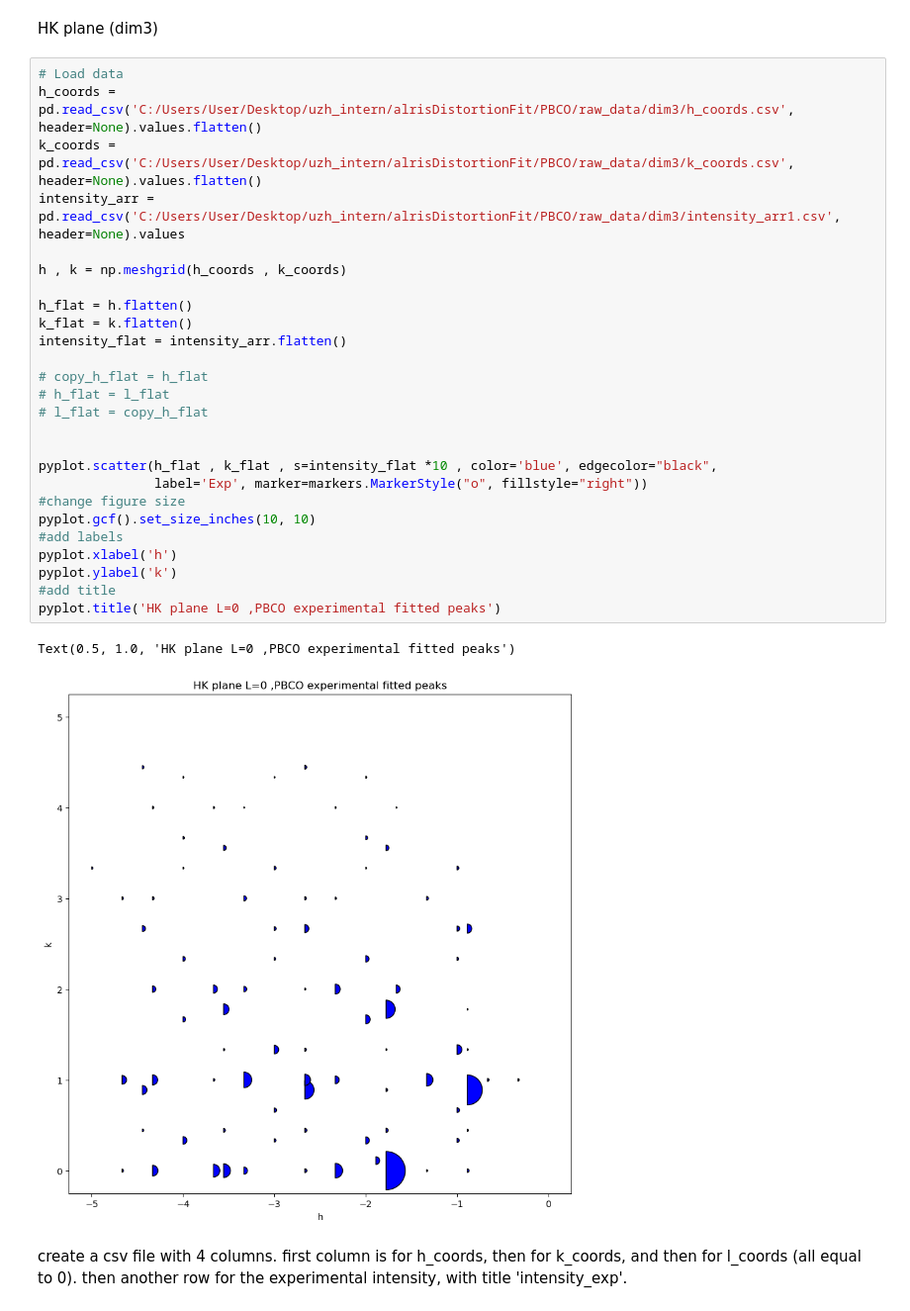
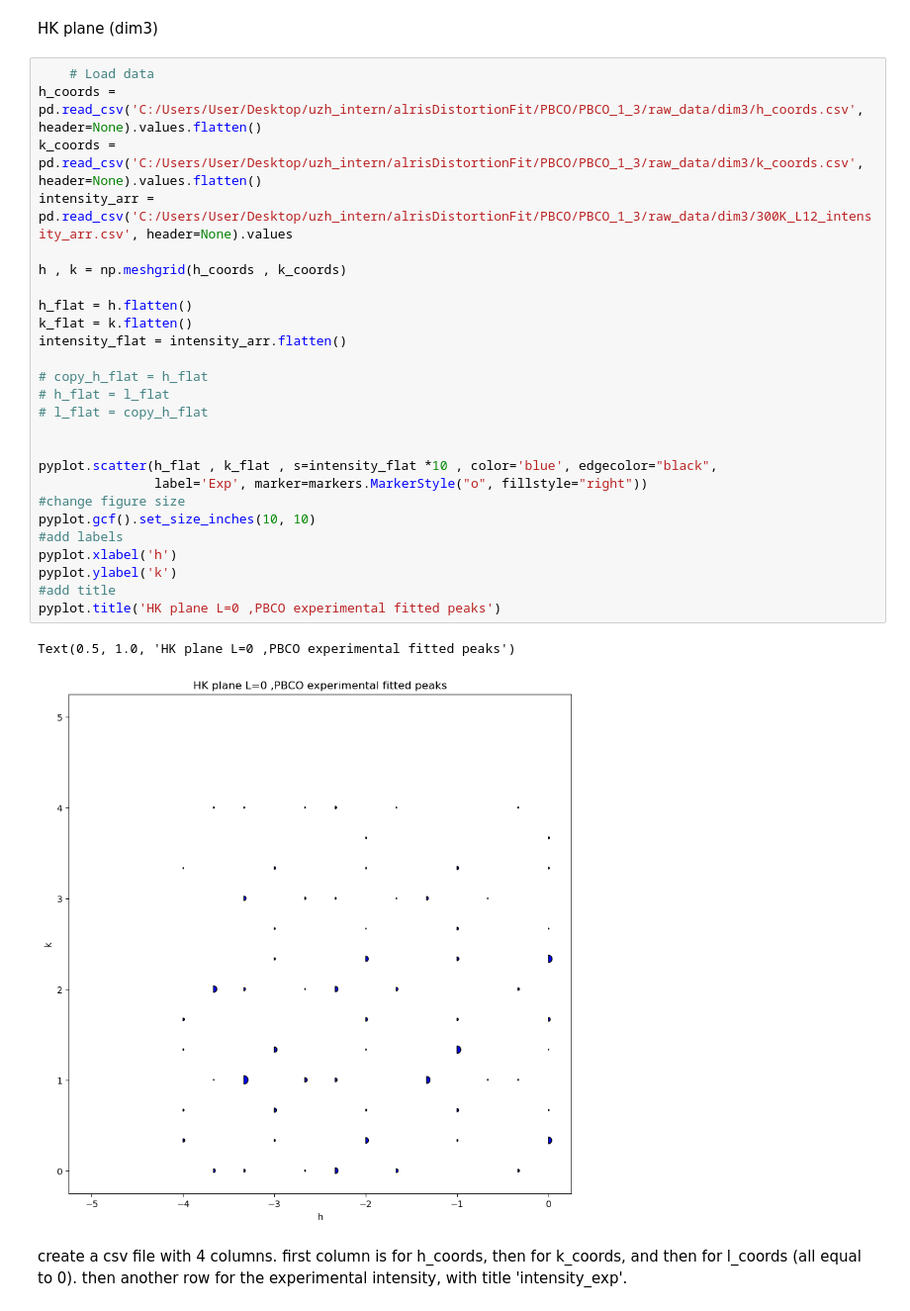
Before and after one commit to bleubreeymeow/alrisDistortionFit, a Jupyter notebook: PBCO/PBCO_1_3/one_third_preprocessing.ipynb, the cells around one changed output. Shown at 99% size. Cells and saved outputs as stored; diff of their text form.

```diff
--- a/PBCO/PBCO_1_3/one_third_preprocessing.ipynb
+++ b/PBCO/PBCO_1_3/one_third_preprocessing.ipynb
@@ -12,34 +12,34 @@ from matplotlib import markers
 # %% [markdown]
 HK plane (dim3)
 # %%
-# Load data
-h_coords = pd.read_csv('C:/Users/User/Desktop/uzh_intern/alrisDistortionFit/PBCO/raw_data/dim3/h_coords.csv', header=None).values.flatten()
-k_coords = pd.read_csv('C:/Users/User/Desktop/uzh_intern/alrisDistortionFit/PBCO/raw_data/dim3/k_coords.csv', header=None).values.flatten()
-intensity_arr = pd.read_csv('C:/Users/User/Desktop/uzh_intern/alrisDistortionFit/PBCO/raw_data/dim3/intensity_arr1.csv', header=None).values
+    # Load data
+h_coords = pd.read_csv('C:/Users/User/Desktop/uzh_intern/alrisDistortionFit/PBCO/PBCO_1_3/raw_data/dim3/h_coords.csv', header=None).values.flatten()
+k_coords = pd.read_csv('C:/Users/User/Desktop/uzh_intern/alrisDistortionFit/PBCO/PBCO_1_3/raw_data/dim3/k_coords.csv', header=None).values.flatten()
+intensity_arr = pd.read_csv('C:/Users/User/Desktop/uzh_intern/alrisDistortionFit/PBCO/PBCO_1_3/raw_data/dim3/300K_L12_intensity_arr.csv', header=None).values
 
 h , k = np.meshgrid(h_coords , k_coords)
 
 h_flat = h.flatten()
 k_flat = k.flatten()
 intensity_flat = intensity_arr.flatten()
 
 # copy_h_flat = h_flat
 # h_flat = l_flat
 # l_flat = copy_h_flat
 
 
 pyplot.scatter(h_flat , k_flat , s=intensity_flat *10 , color='blue', edgecolor="black",
                label='Exp', marker=markers.MarkerStyle("o", fillstyle="right"))
 #change figure size
 pyplot.gcf().set_size_inches(10, 10)
 #add labels
 pyplot.xlabel('h')
 pyplot.ylabel('k')
 #add title
 pyplot.title('HK plane L=0 ,PBCO experimental fitted peaks')
 # %% [output]
 Text(0.5, 1.0, 'HK plane L=0 ,PBCO experimental fitted peaks')
-[figure, old version]
+[figure, new version]
 # %% [markdown]
 create a csv file with 4 columns. first column is for h_coords, then for k_coords, and then for l_coords (all equal to 0). then another row for the experimental intensity, with title 'intensity_exp'.
 # %%
```
Also changed, not shown: parts of 2 cells of this notebook, 17 other files.
